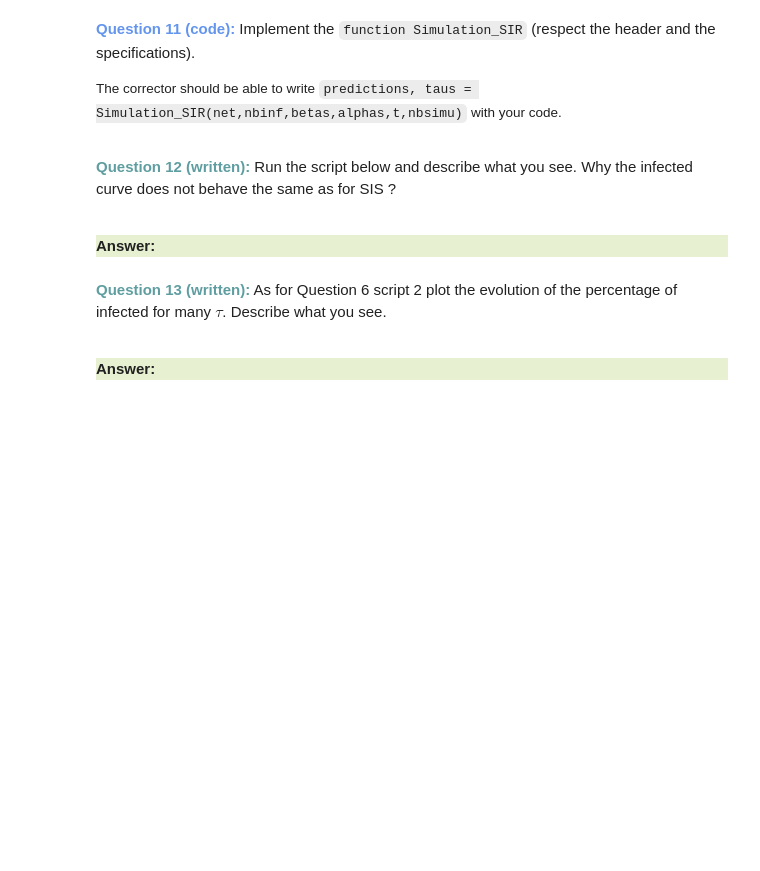
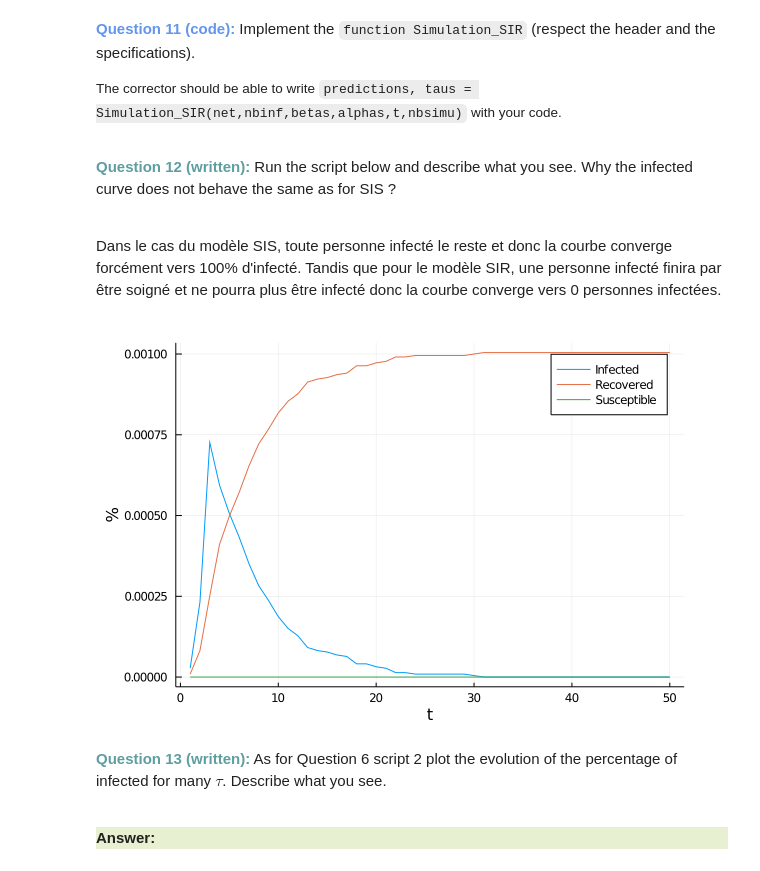
Before and after one commit to BSoDium/epidemic-spreading-sim, a Jupyter notebook: src/graph21-22.ipynb, the cells around one changed output. Cells and saved outputs as stored; diff of their text form; code cells hidden in the pictures; blank space fills up the shorter version.

```diff
--- a/src/graph21-22.ipynb
+++ b/src/graph21-22.ipynb
@@ -560,36 +497,6 @@ draw_Net_Graph(toulouse_neigh, state, "SIR_toulouse_neigh.png")
 <strong style="color:cornflowerblue">Question 11 (code):</strong> Implement the <code>function Simulation_SIR</code> (respect the header and the specifications).
 
 <span style="font-size:0.9em">The corrector should be able to write <code>predictions, taus = Simulation_SIR(net,nbinf,betas,alphas,t,nbsimu)</code> with your code.</span>
-# %%
-function Simulation_SIR(net,nbinf,betas,alphas,t,nbsimu)
-    """Take a contact network, different diseases (defined by
-    different parameters alpha and beta), a number of initial
-    infected people and process nbsimu simulations of SIR over
-    t time steps. You will provide the prediction of the
-    percentage of infected at each time t as well as the
-    spreading rate of each disease.
-
-    PARAMS
-       net (LightGraph): graph representing the contact network
-       nbinf (Int32): number of infected at the start of each
-            simulation
-       betas (Array{Float64,1}): array of infection rate on edges
-       alphas (Array{Float64,1}): array of curing rate on vertices
-       t (Int32): number of time step
-       nbsimu (Int32): number of simulations
-
-    RETURNS
-        (Array{Float64,3}): the prediction of the percentage of
-            infected, the percentage of susceptible and the
-            percentage of recovered at each time step and for each
-            disease. The first dimension contains the time steps,
-            the second contains the diseases, and the third the status
-            (Infected: [:,:,1], Recovered: [:,:,2], Susceptible: [:,:,3])
-        (Array{Float64,1}): effective spreading rate for each
-            disease
-    """
-    # TODO
-end
 # %% [markdown]
 <div style="width:75%;margin:0 auto;">
 
@@ -597,14 +504,17 @@ end
 
 <br>
 
-<div style="background-color:#E7F1D1"> <strong>Answer:</strong></div>
+Dans le cas du modèle SIS, toute personne infecté le reste et donc la courbe converge forcément vers 100% d'infecté. Tandis que pour le modèle SIR, une personne infecté finira par être soigné et ne pourra plus être infecté donc la courbe converge vers 0 personnes infectées.
 # %%
 # Script launching prediction on one disease on n7_2A and plotting the percentage
 # of infected, susceptible and recovered at each time step.
 predictions, taus = Simulation_SIR(n7_2A,2,[0.3],[0.2],50,1000)
 
 Plots.plot([predictions[:,:,1] predictions[:,:,2] predictions[:,:,3]],
            label=["Infected" "Recovered" "Susceptible"],xlabel="t",ylabel="%")
+savefig("out/n7_2A_predictions_SIR.png") # comment this line if you want to see the plot
+# %% [output]
+[figure, added]
 # %% [markdown]
 <div style="width:75%;margin:0 auto;">
 
```
Also changed, not shown: parts of 19 cells of this notebook, 16 other files.
